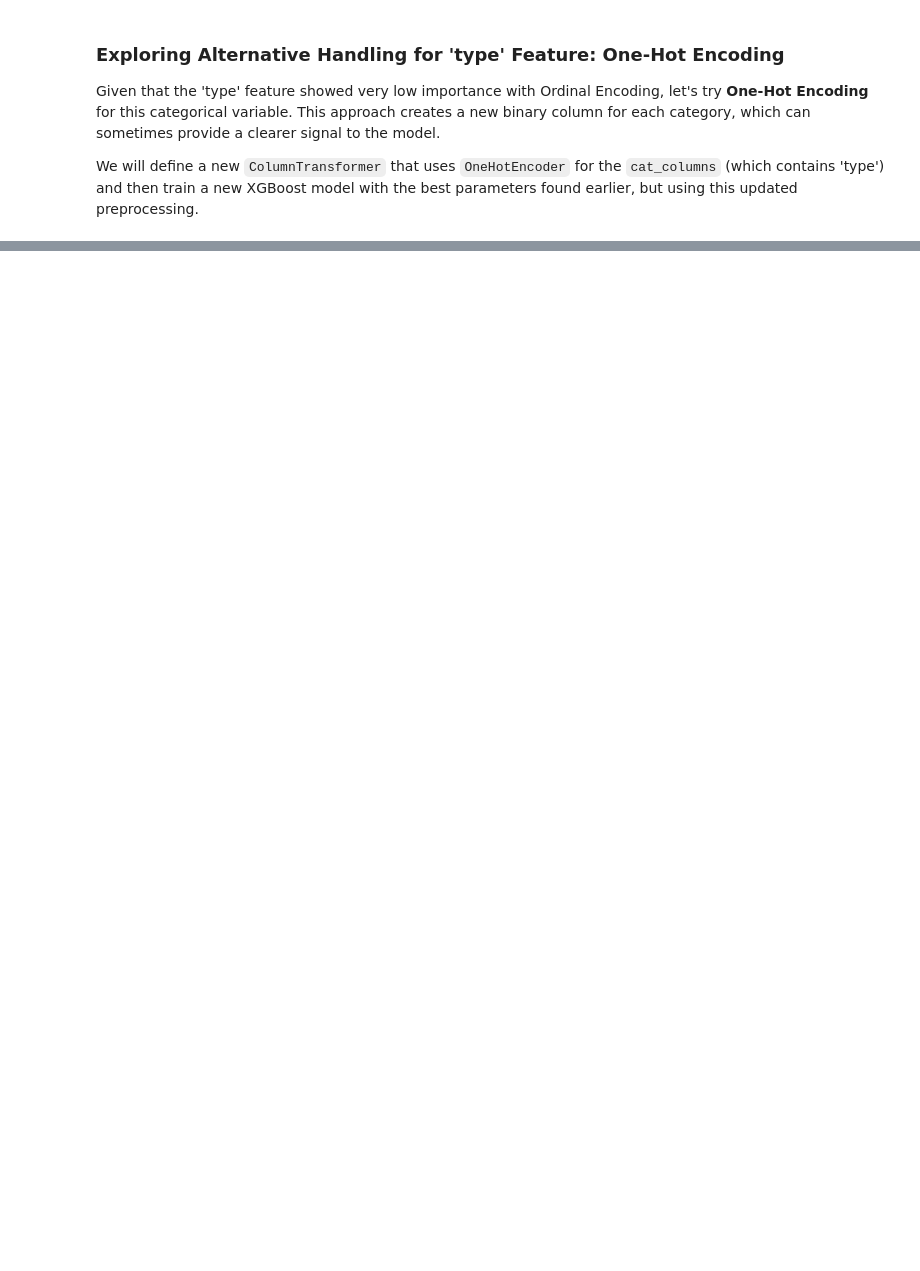
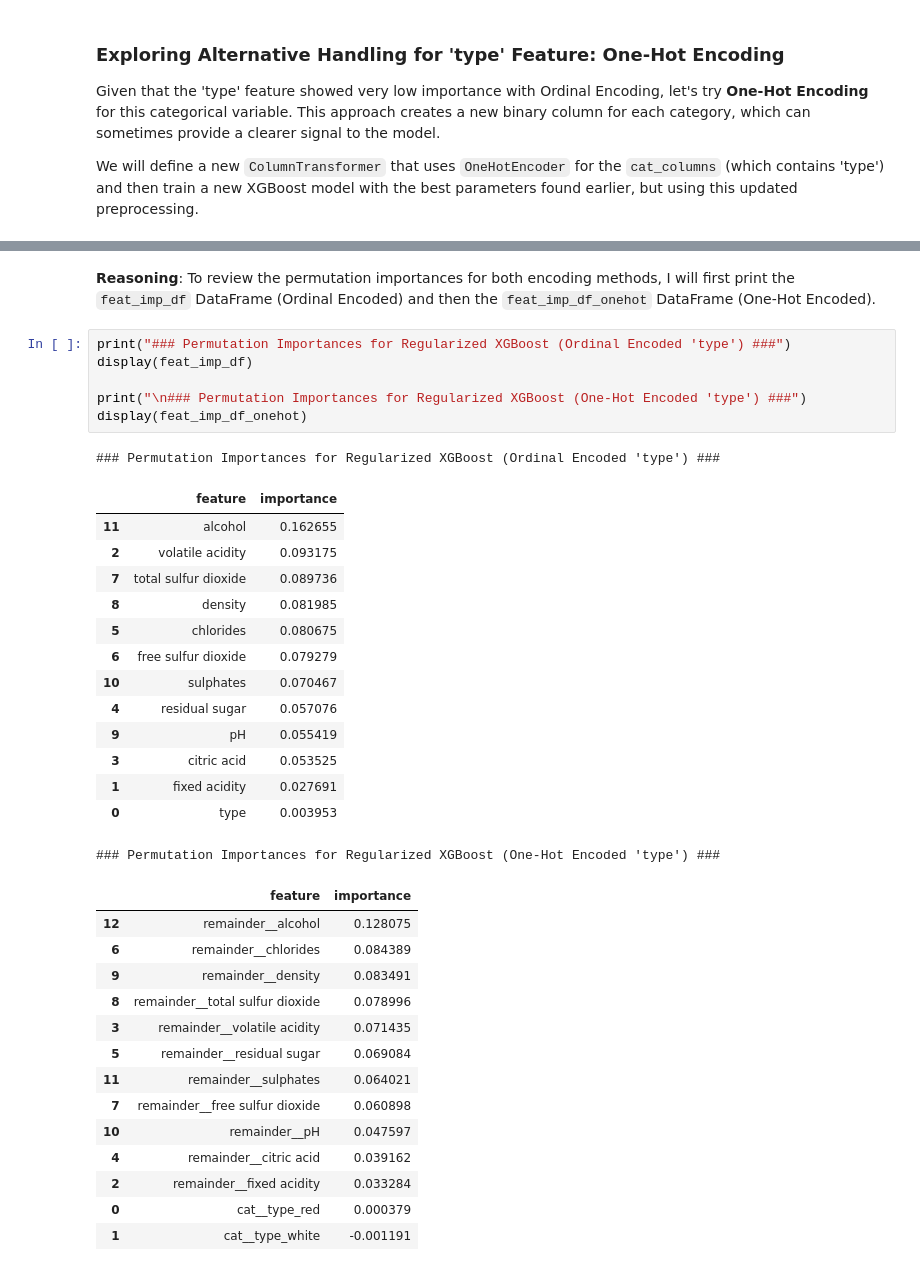
Before and after one commit to alpie13-blip/ADALL_github, a Jupyter notebook: ADALL/4641601C_ADALL_Project. v3.ipynb, the cells around one changed output, grey strips where cells are left out. Cells and saved outputs as stored; diff of their text form; blank space fills up the shorter version.

```diff
--- a/ADALL/4641601C_ADALL_Project. v3.ipynb
+++ b/ADALL/4641601C_ADALL_Project. v3.ipynb
@@ -2680,0 +2973,39 @@ False Negatives (FN): 83
+# %% [markdown]
+**Reasoning**:
+To review the permutation importances for both encoding methods, I will first print the `feat_imp_df` DataFrame (Ordinal Encoded) and then the `feat_imp_df_onehot` DataFrame (One-Hot Encoded).
+# %%
+print("### Permutation Importances for Regularized XGBoost (Ordinal Encoded 'type') ###")
+display(feat_imp_df)
+
+print("\n### Permutation Importances for Regularized XGBoost (One-Hot Encoded 'type') ###")
+display(feat_imp_df_onehot)
+# %% [output]
+### Permutation Importances for Regularized XGBoost (Ordinal Encoded 'type') ###
+|  | feature | importance |
+| 11 | alcohol | 0.162655 |
+| 2 | volatile acidity | 0.093175 |
+| 7 | total sulfur dioxide | 0.089736 |
+| 8 | density | 0.081985 |
+| 5 | chlorides | 0.080675 |
+| 6 | free sulfur dioxide | 0.079279 |
+| 10 | sulphates | 0.070467 |
+| 4 | residual sugar | 0.057076 |
+| 9 | pH | 0.055419 |
+| 3 | citric acid | 0.053525 |
+| 1 | fixed acidity | 0.027691 |
+| 0 | type | 0.003953 |
+### Permutation Importances for Regularized XGBoost (One-Hot Encoded 'type') ###
+|  | feature | importance |
+| 12 | remainder__alcohol | 0.128075 |
+| 6 | remainder__chlorides | 0.084389 |
+| 9 | remainder__density | 0.083491 |
+| 8 | remainder__total sulfur dioxide | 0.078996 |
+| 3 | remainder__volatile acidity | 0.071435 |
+| 5 | remainder__residual sugar | 0.069084 |
+| 11 | remainder__sulphates | 0.064021 |
+| 7 | remainder__free sulfur dioxide | 0.060898 |
+| 10 | remainder__pH | 0.047597 |
+| 4 | remainder__citric acid | 0.039162 |
+| 2 | remainder__fixed acidity | 0.033284 |
+| 0 | cat__type_red | 0.000379 |
+| 1 | cat__type_white | -0.001191 |
```
Also changed, not shown: parts of 48 cells of this notebook.
